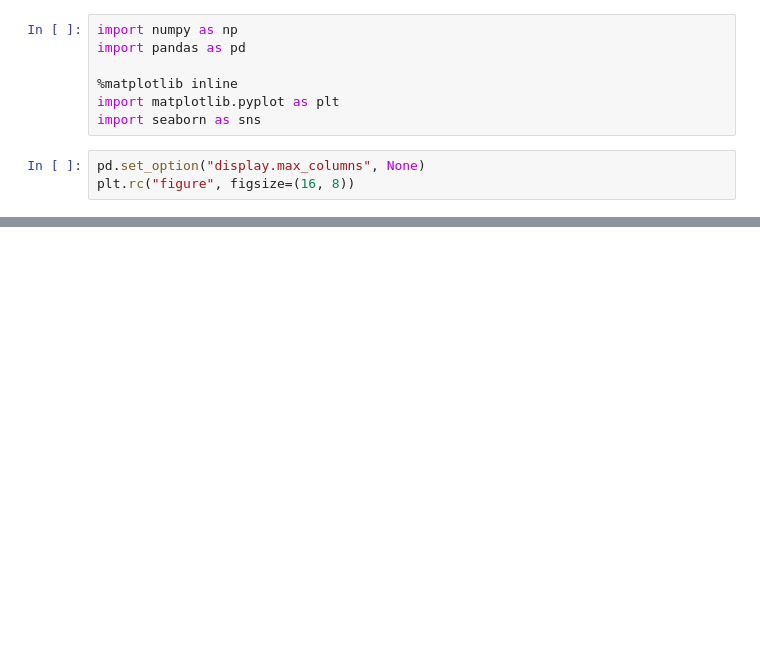
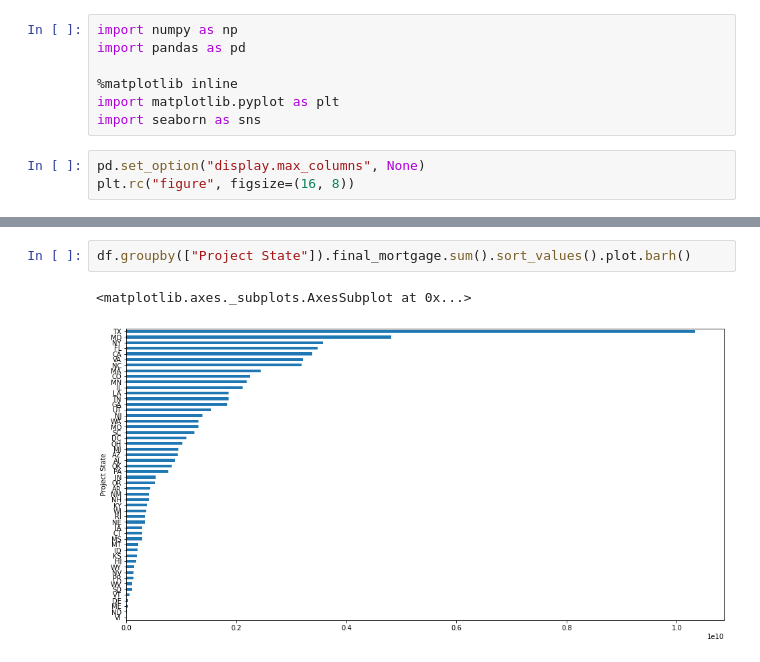
Before and after one commit to aleclhartman/personal_projects, a Jupyter notebook: testfit_wrangle.ipynb, the cells around one changed output, grey strips where cells are left out. Saved outputs shown, nothing was run; the diff lists cells and outputs as text; blank space fills up the shorter version.

```diff
--- a/testfit_wrangle.ipynb
+++ b/testfit_wrangle.ipynb
@@ -230,0 +115,5 @@ nc
+# %%
+df.groupby(["Project State"]).final_mortgage.sum().sort_values().plot.barh()
+# %% [output]
+<matplotlib.axes._subplots.AxesSubplot at 0x...>
+[figure, added]
```
Also changed, not shown: parts of 37 cells of this notebook.
